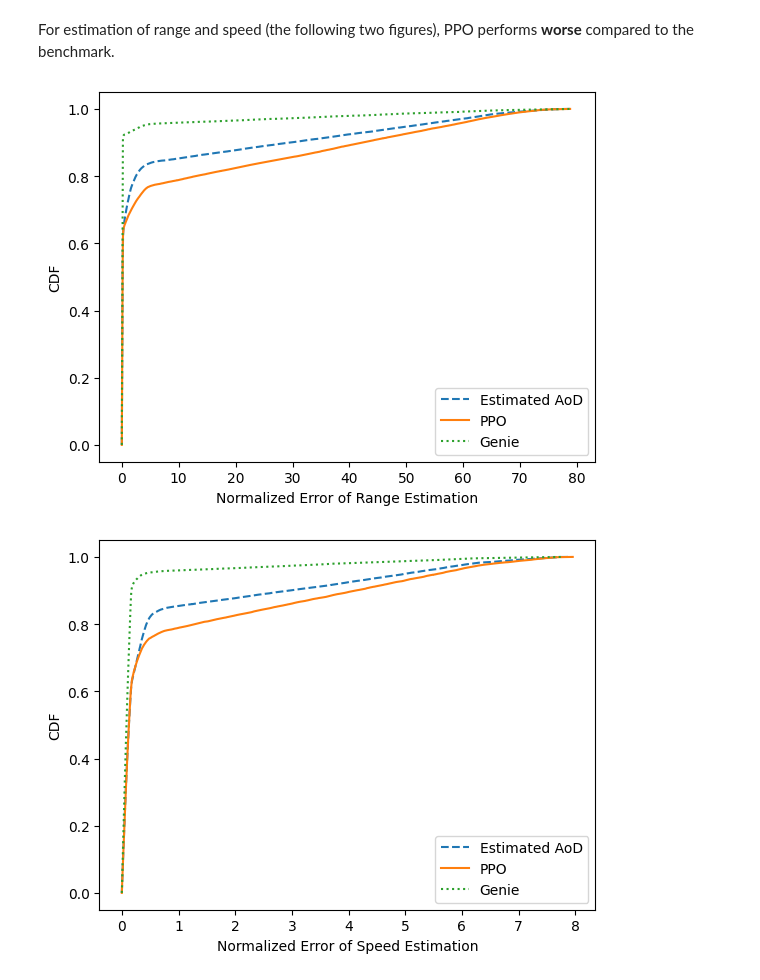
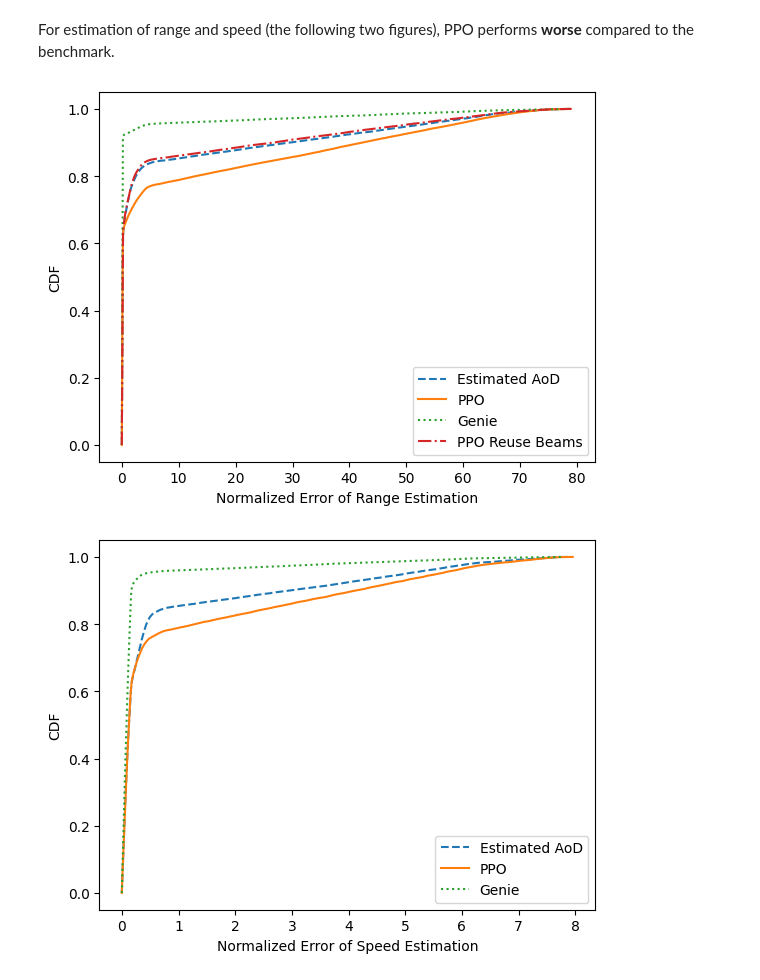
Before and after one commit to april427/Centric-BM, a Jupyter notebook: documents/06-03.ipynb, the cells around one changed output. Drawn from its saved outputs; the diff is of its cells as text; code cells hidden in the pictures.

```diff
--- a/documents/06-03.ipynb
+++ b/documents/06-03.ipynb
@@ -345,34 +359,41 @@ ax3 = figure_handle.add_subplot()
 er_benchmark = np.array(er_b)
 er_trained = np.array(er_t)
 # er_random = np.array(er_r)
 er_genie = np.array(er_g)
 
 temp = er_benchmark.flatten()
 er_cdf = np.sort(temp)
 yvals = np.arange(len(er_cdf))/float(len(er_cdf)-1)
 ax3.plot(er_cdf, yvals, '--', label='Estimated AoD')
 
 temp = er_trained.flatten()
 er_cdf = np.sort(temp)
 yvals = np.arange(len(er_cdf))/float(len(er_cdf)-1)
 ax3.plot(er_cdf, yvals, '-', label='PPO')
 
 # temp = er_random.flatten()
 # er_cdf = np.sort(temp)
 # yvals = np.arange(len(er_cdf))/float(len(er_cdf)-1)
 # ax3.plot(er_cdf, yvals, '-.', label='Random')
 
 temp = er_genie.flatten()
 er_cdf = np.sort(temp)
 yvals = np.arange(len(er_cdf))/float(len(er_cdf)-1)
 ax3.plot(er_cdf, yvals, ':', label='Genie')
 
+er_reusebeams = pd.read_csv('RL_mimo_ofdm/PPO_2ue16Nt_sAs_newB_waitT_newSense_128_reusebeams/trained/nmseR_allsteps.csv', skiprows=1)
+er_reusebeams = np.array(er_reusebeams)
+temp = er_reusebeams.flatten()
+er_cdf = np.sort(temp)
+yvals = np.arange(len(er_cdf))/float(len(er_cdf)-1)
+ax3.plot(er_cdf, yvals, '-.', label='PPO Reuse Beams')
+
 ax3.set_xlabel('Normalized Error of Range Estimation')
 ax3.set_ylabel('CDF')
 ax3.legend()
 plt.show()
 # %% [output]
-[figure, old version]
+[figure, new version]
 # %%
 # CDF of speed estimation error
 ev_t = pd.read_csv(fd_trained + 'nmseV_allsteps.csv', skiprows=1)
```
Also changed, not shown: parts of 6 cells of this notebook, 3 other files.
